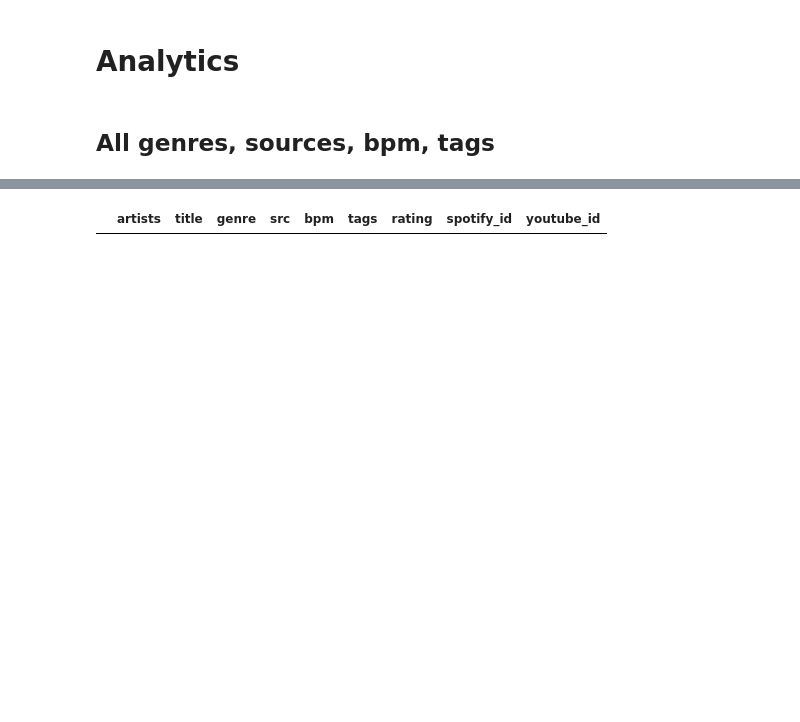
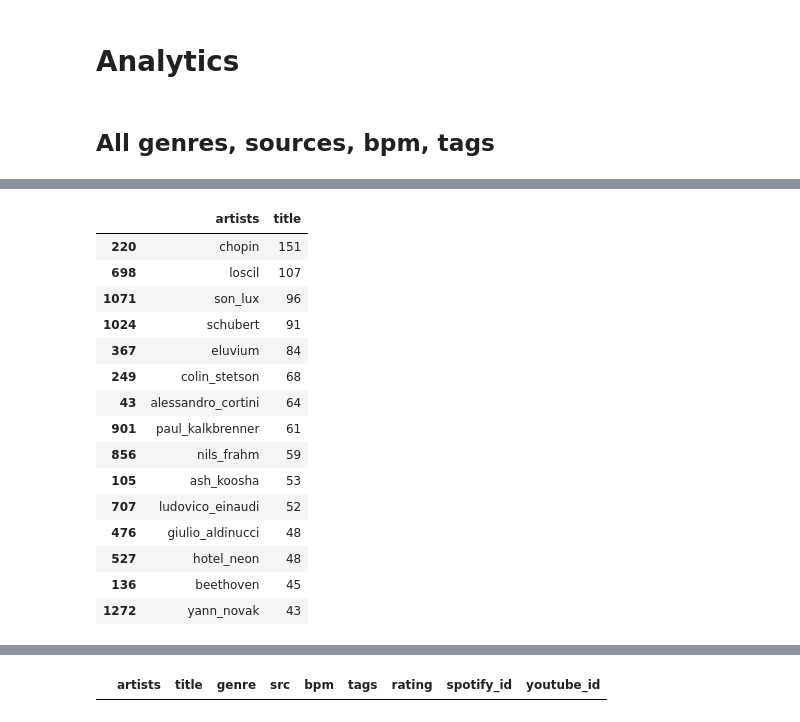
Before and after one commit to alegaballo/Tools, a Jupyter notebook: playlist_creator/analytics.ipynb, the cells around one changed output, grey strips where cells are left out. Drawn from its saved outputs; the diff is of its cells as text; code cells hidden in the pictures; blank space fills up the shorter version.

```diff
--- a/playlist_creator/analytics.ipynb
+++ b/playlist_creator/analytics.ipynb
@@ -82,4 +108,23 @@ upper = 50
 lower = 10
 most_popular_artists = tracks.groupby('artists').count().reset_index()[['artists', 'title']].sort_values('title', ascending=False)
 selected_artists = most_popular_artists.query('title <= ' + str(upper) + ' & ' + str(lower) + ' <= title')
+# %%
+most_popular_artists.head(15)
+# %% [output]
+|  | artists | title |
+| 220 | chopin | 151 |
+| 698 | loscil | 107 |
+| 1071 | son_lux | 96 |
+| 1024 | schubert | 91 |
+| 367 | eluvium | 84 |
+| 249 | colin_stetson | 68 |
+| 43 | alessandro_cortini | 64 |
+| 901 | paul_kalkbrenner | 61 |
+| 856 | nils_frahm | 59 |
+| 105 | ash_koosha | 53 |
+| 707 | ludovico_einaudi | 52 |
+| 476 | giulio_aldinucci | 48 |
+| 527 | hotel_neon | 48 |
+| 136 | beethoven | 45 |
+| 1272 | yann_novak | 43 |
 # %%
```
Also changed, not shown: parts of 7 cells of this notebook, 2 other files.
